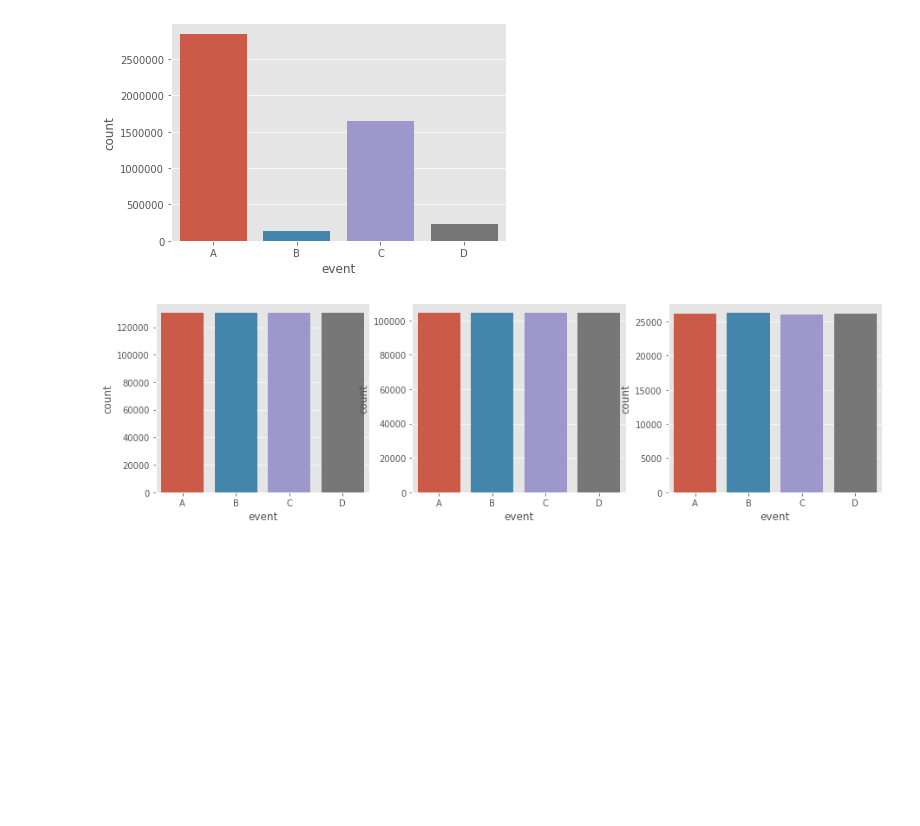
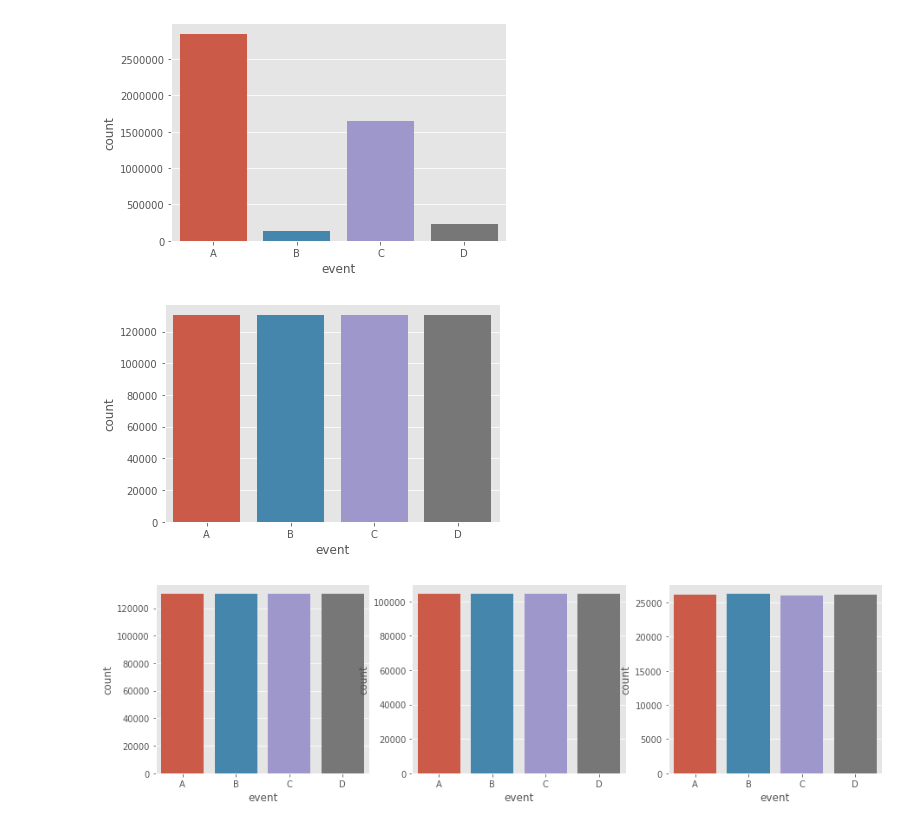
Before and after one commit to joaopamaral/tcc_puc_cdbd, a Jupyter notebook: Treinanco_Modelo_Reducing_Commercial_Aviation_Fatalities.ipynb, the cells around one changed output. Drawn from its saved outputs; the diff is of its cells as text; code cells hidden in the pictures; blank space fills up the shorter version.

```diff
--- a/Treinanco_Modelo_Reducing_Commercial_Aviation_Fatalities.ipynb
+++ b/Treinanco_Modelo_Reducing_Commercial_Aviation_Fatalities.ipynb
@@ -82,6 +90,10 @@ balanced_X, balanced_y = nr.fit_sample(train_df[features], train_df[target])
 # %%
 balanced_X = pd.DataFrame(balanced_X, columns=features)
 balanced_y = pd.Series(balanced_y, name=target)
+# %%
+sns.countplot(balanced_y);
+# %% [output]
+[figure, added]
 # %%
 balanced_X_train, balanced_X_test, balanced_y_train, balanced_y_test = train_test_split(balanced_X, balanced_y, test_size=0.20, random_state=42)
 # %%
```
Also changed, not shown: parts of 24 cells of this notebook.
